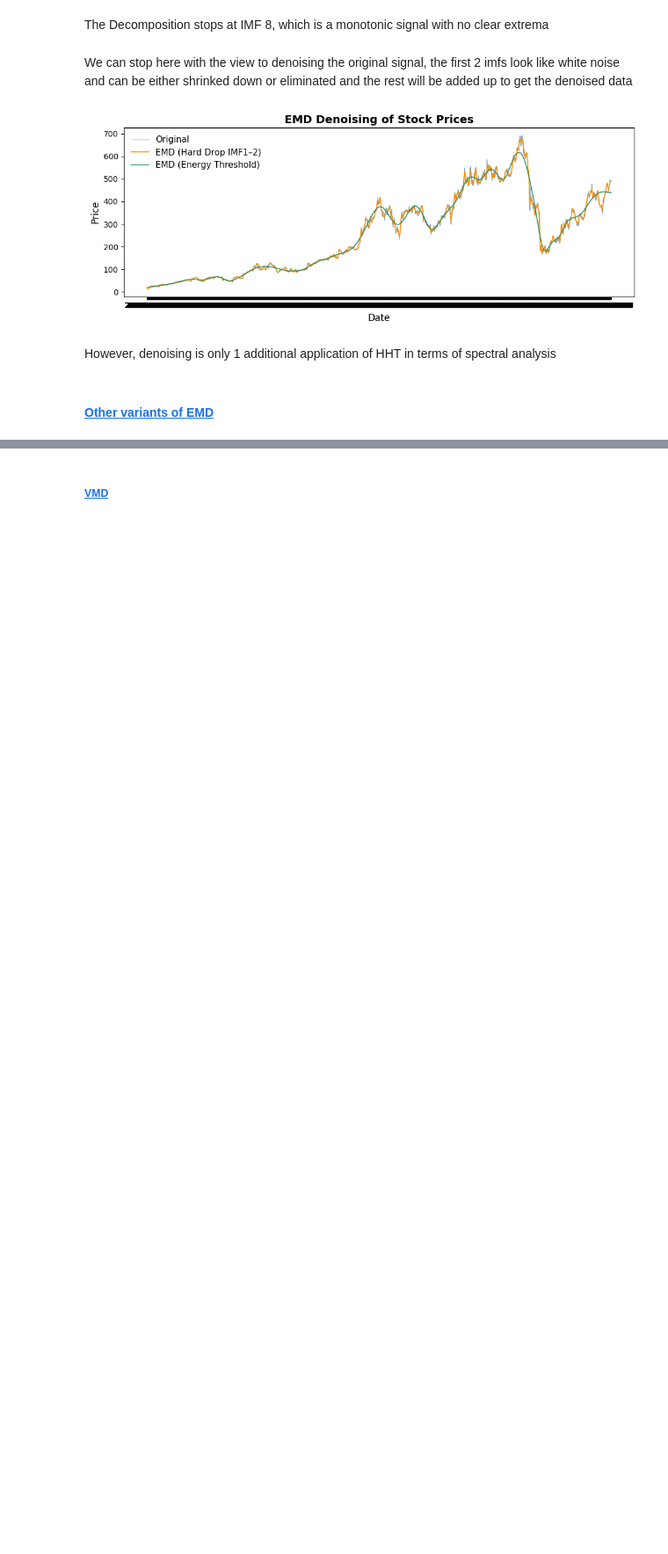
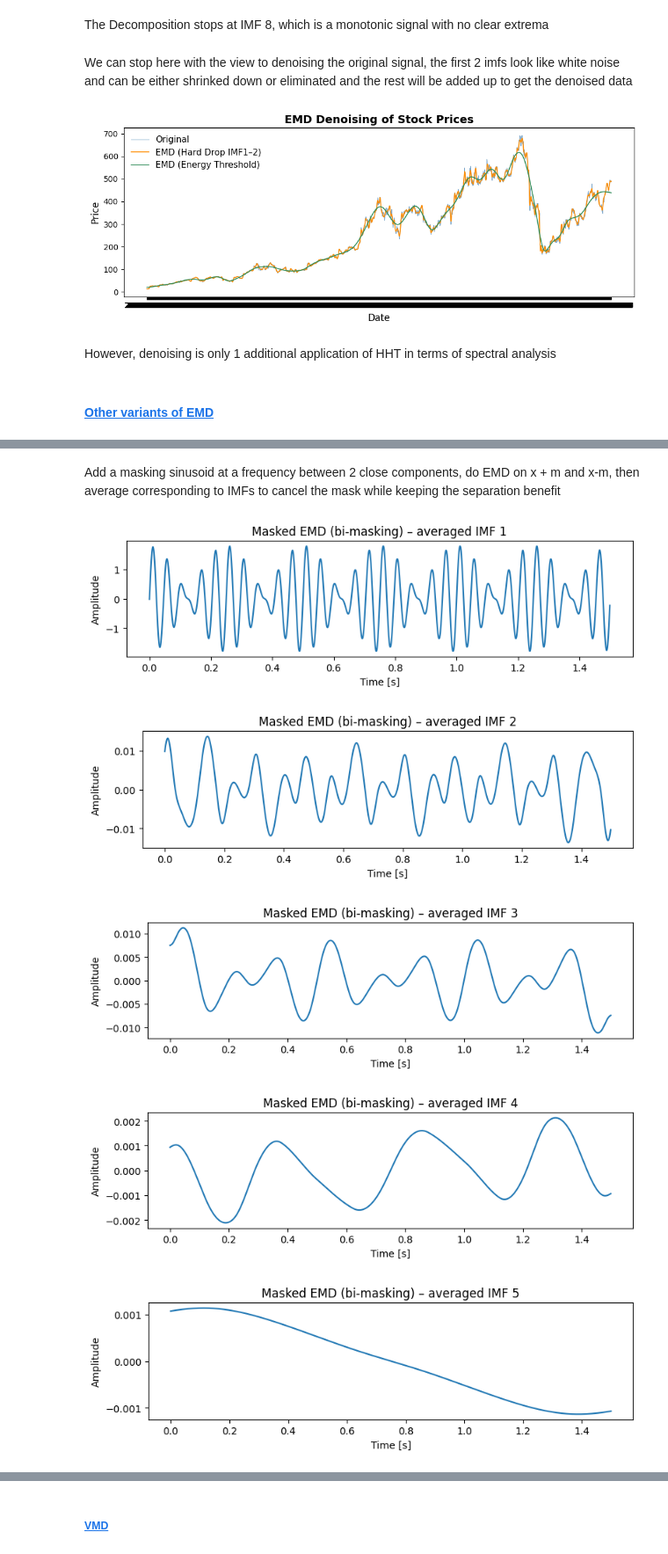
Before and after one commit to GinHikat/OmniTS_for_Stock, a Jupyter notebook: notebooks/preprocessing_benchmark.ipynb, the cells around one changed output, grey strips where cells are left out. Shown at 88% size. Cells and saved outputs as stored; diff of their text form; code cells hidden in the pictures; blank space fills up the shorter version.

```diff
--- a/notebooks/preprocessing_benchmark.ipynb
+++ b/notebooks/preprocessing_benchmark.ipynb
@@ -1629,0 +1713,33 @@ df_NFLX = pd.read_csv('D:/Study/Education/Projects/OmniTS/data/temp.csv')
+# %% [markdown]
+Add a masking sinusoid at a frequency between 2 close components, do EMD on x + m and x-m, then average corresponding to IMFs to cancel the mask while keeping the separation benefit
+# %%
+# Choose a masking signal
+f_mask = (f1 + f2) / 2.0    # between 20 Hz and 24 Hz -> 22 Hz
+A_mask = 0.4                # tune as needed
+m = A_mask * np.sin(2*np.pi*f_mask*t)
+
+# EMD on x + m and x - m (bi-masking)
+imfs_plus  = EMD().emd(x + m)
+imfs_minus = EMD().emd(x - m)
+
+# Make sure both runs produced the same number of IMFs; if not, trim to min
+K = min(imfs_plus.shape[0], imfs_minus.shape[0])
+imfs_plus  = imfs_plus[:K]
+imfs_minus = imfs_minus[:K]
+
+# Average corresponding IMFs to cancel the mask component
+imfs_masked = 0.5 * (imfs_plus + imfs_minus)
+
+# Plot masked IMFs
+for i, imf in enumerate(imfs_masked, start=1):
+    plt.figure(figsize=(8,2.6))
+    plt.plot(t, imf)
+    plt.title(f"Masked EMD (bi-masking) – averaged IMF {i}")
+    plt.xlabel("Time [s]"); plt.ylabel("Amplitude")
+    plt.tight_layout(); plt.show()
+# %% [output]
+[figure, added]
+[figure, added]
+[figure, added]
+[figure, added]
+[figure, added]
```
Also changed, not shown: parts of 33 cells of this notebook, 2 other files.
